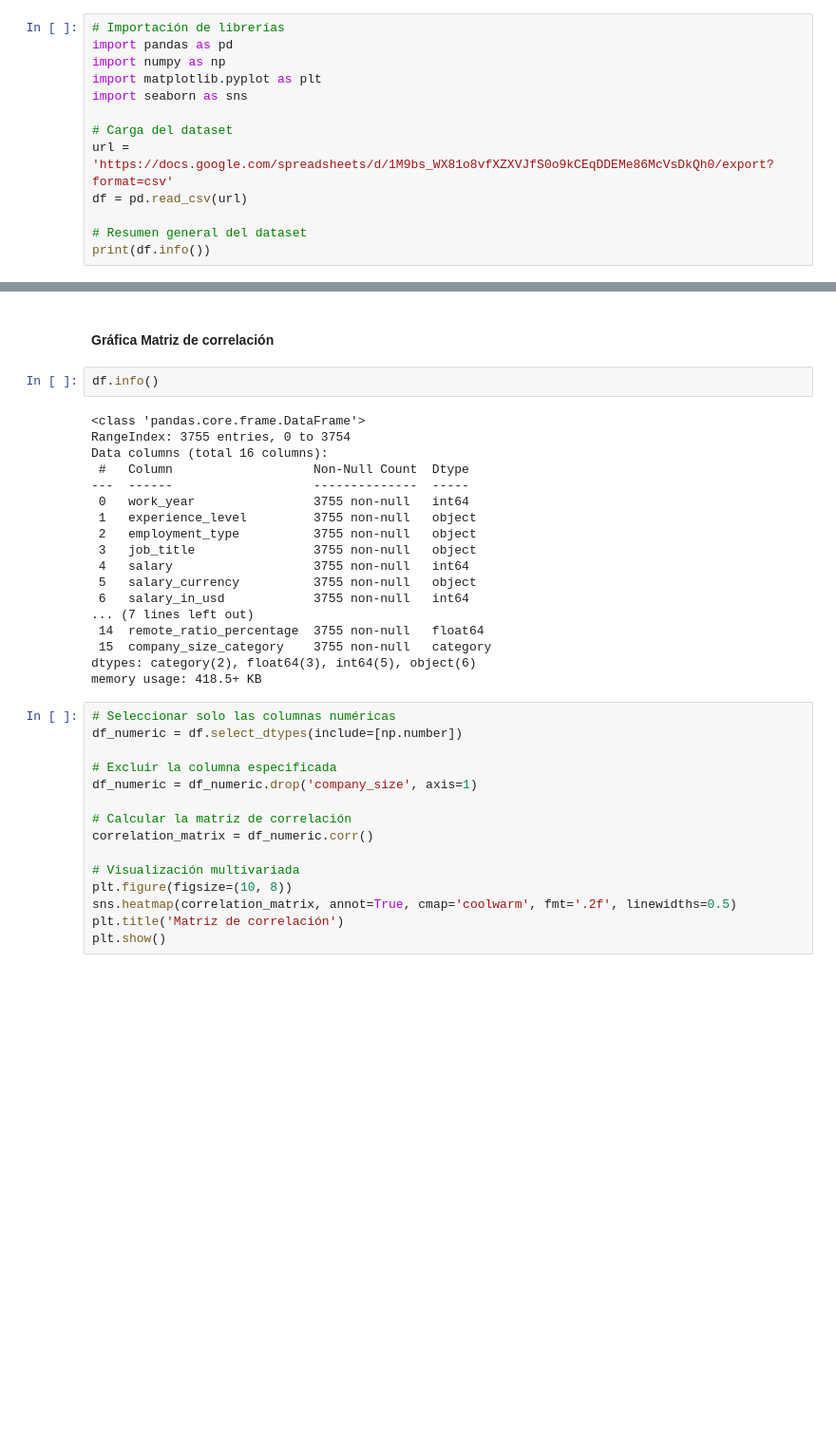
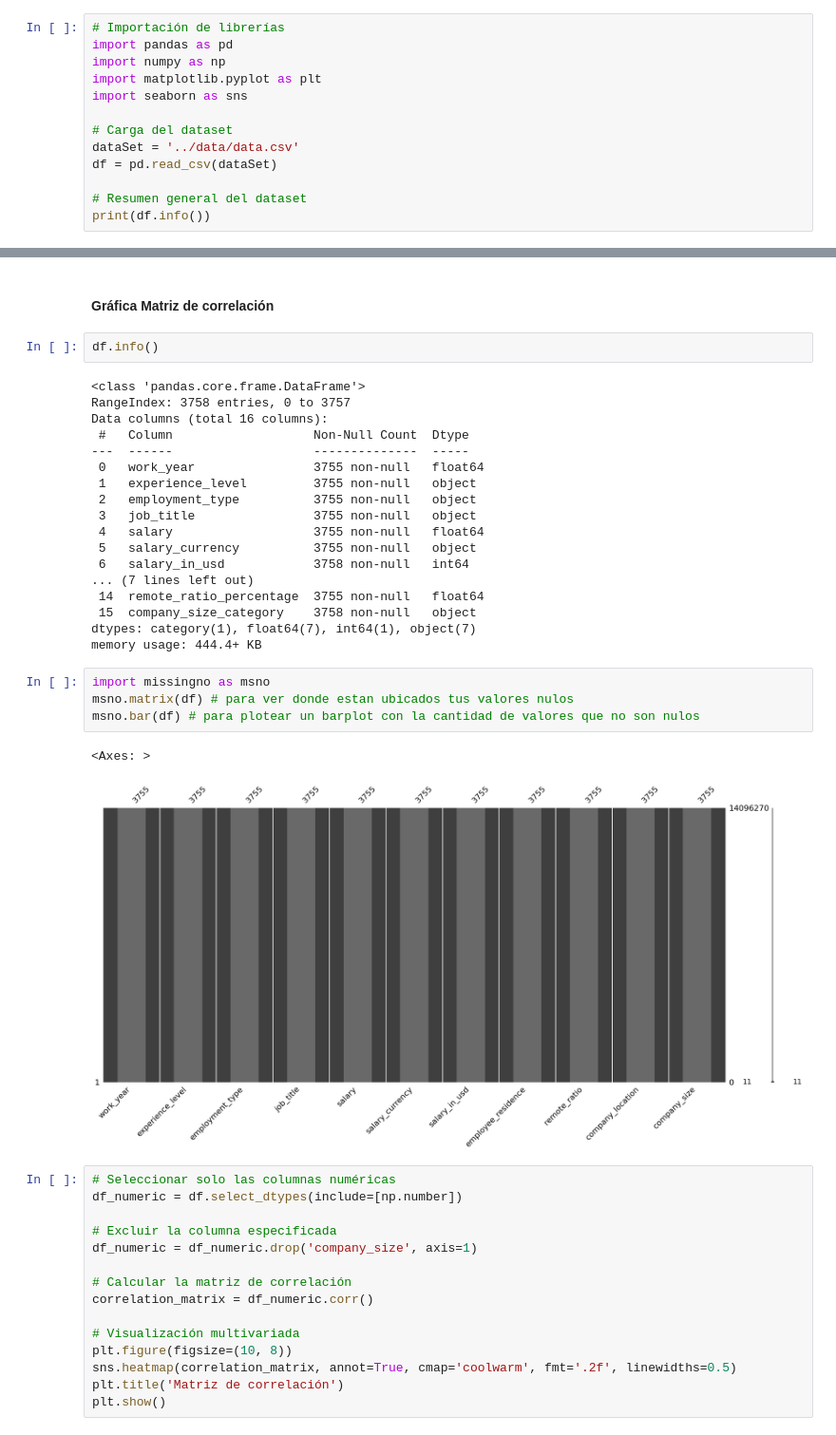
Before and after one commit to ruso439/jupiterNotebookDiego, a Jupyter notebook: notebooks/ProyectoDS_ParteI_Matcovich.ipynb, the cells around one changed output, grey strips where cells are left out. Shown at 95% size. Cells and saved outputs as stored; diff of their text form; blank space fills up the shorter version.

```diff
--- a/notebooks/ProyectoDS_ParteI_Matcovich.ipynb
+++ b/notebooks/ProyectoDS_ParteI_Matcovich.ipynb
@@ -43,8 +43,8 @@ import matplotlib.pyplot as plt
 import seaborn as sns
 
 # Carga del dataset
-url = 'https://docs.google.com/spreadsheets/d/1M9bs_WX81o8vfXZXVJfS0o9kCEqDDEMe86McVsDkQh0/export?format=csv'
-df = pd.read_csv(url)
+dataSet = '../data/data.csv'
+df = pd.read_csv(dataSet)
 
 # Resumen general del dataset
 print(df.info())
@@ -231,22 +272,29 @@ plt.show()
 df.info()
 # %% [output]
 <class 'pandas.core.frame.DataFrame'>
-RangeIndex: 3755 entries, 0 to 3754
+RangeIndex: 3758 entries, 0 to 3757
 Data columns (total 16 columns):
  #   Column                   Non-Null Count  Dtype
 ---  ------                   --------------  -----
- 0   work_year                3755 non-null   int64
+ 0   work_year                3755 non-null   float64
  1   experience_level         3755 non-null   object
  2   employment_type          3755 non-null   object
  3   job_title                3755 non-null   object
- 4   salary                   3755 non-null   int64
+ 4   salary                   3755 non-null   float64
  5   salary_currency          3755 non-null   object
- 6   salary_in_usd            3755 non-null   int64
+ 6   salary_in_usd            3758 non-null   int64
 ... (7 lines left out)
  14  remote_ratio_percentage  3755 non-null   float64
- 15  company_size_category    3755 non-null   category
-dtypes: category(2), float64(3), int64(5), object(6)
-memory usage: 418.5+ KB
+ 15  company_size_category    3758 non-null   object
+dtypes: category(1), float64(7), int64(1), object(7)
+memory usage: 444.4+ KB
+# %%
+import missingno as msno
+msno.matrix(df) # para ver donde estan ubicados tus valores nulos
+msno.bar(df) # para plotear un barplot con la cantidad de valores que no son nulos
+# %% [output]
+<Axes: >
+[figure, added]
 # %%
 # Seleccionar solo las columnas numéricas
 df_numeric = df.select_dtypes(include=[np.number])
```
Also changed, not shown: parts of 17 cells of this notebook, 3 other files.
